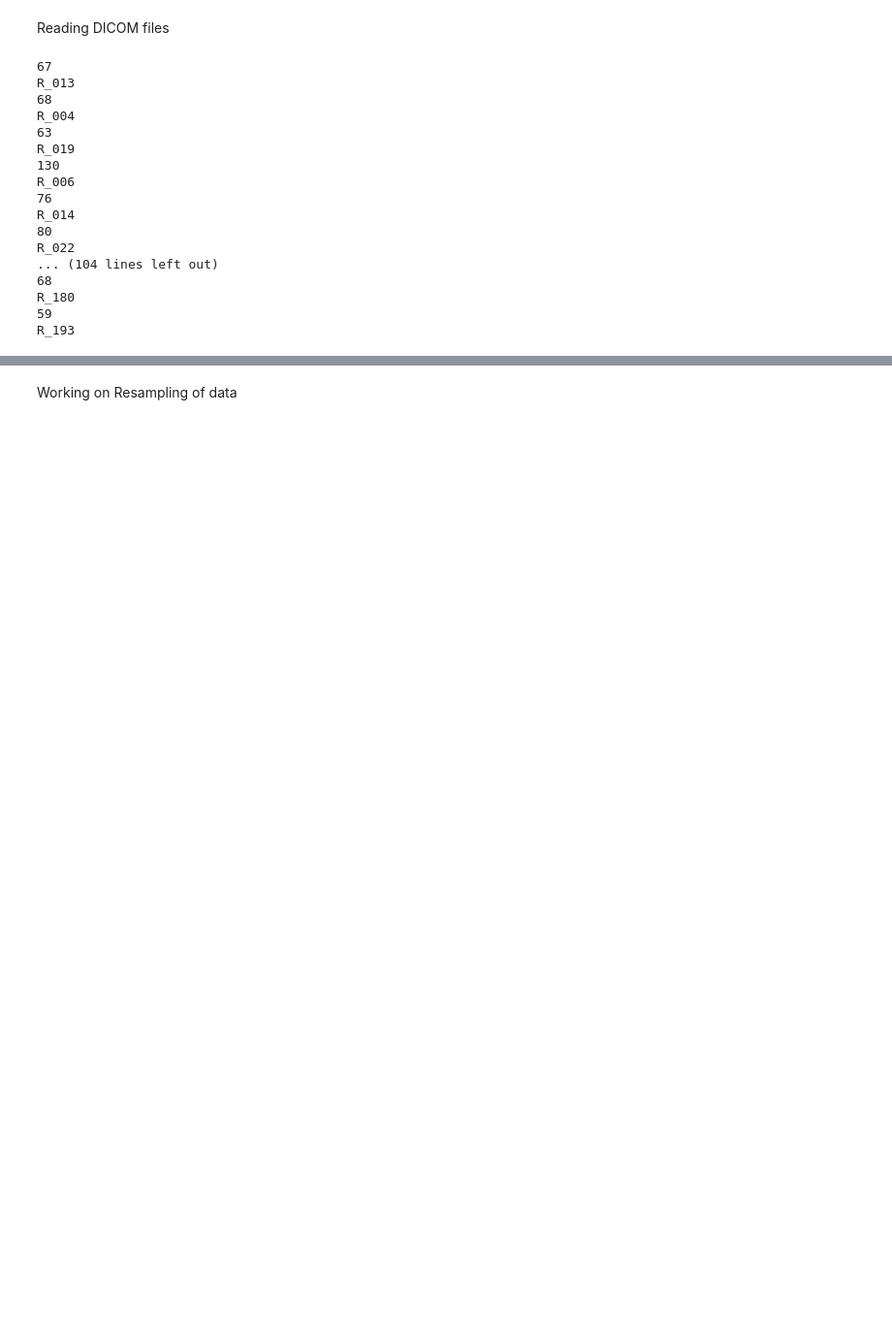
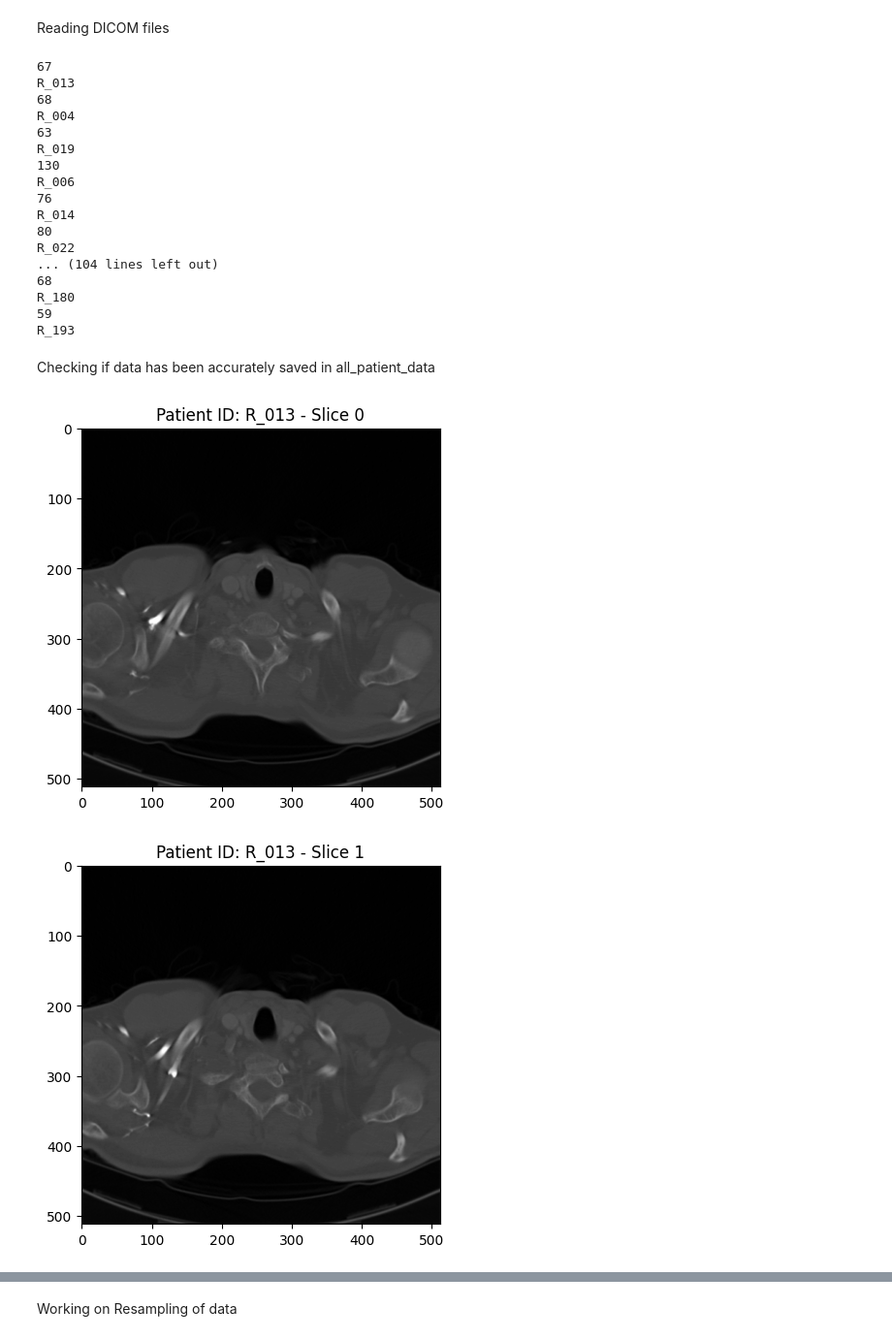
Before and after one commit to vediicaa/TumourRegionSegmentation, a Jupyter notebook: projntbk.ipynb, the cells around one changed output, grey strips where cells are left out. Shown at 97% size. Drawn from its saved outputs; the diff is of its cells as text; code cells hidden in the pictures; blank space fills up the shorter version.

```diff
--- a/projntbk.ipynb
+++ b/projntbk.ipynb
@@ -112,9 +117,9 @@ def load_patient_data(data_folder):
           pixel_data, spacing = extract_pixel_data_and_spacing(dicom_slices)
 
           # Store the data in the patient_info dictionary
-          patient_info["pixel_data"] = get_pixels_hu(dicom_slices)
+          #patient_info["pixel_data"] = get_pixels_hu(dicom_slices)
+          patient_info["pixel_data"] = pixel_data
           patient_info["spacing"] = spacing
-
           for idx, slice_data in enumerate(dicom_slices):
             patient_info["slices"].append({"slice_number": idx, "slice_data": slice_data})
           patient_data.append(patient_info)
@@ -142,3 +147,21 @@ R_022
 R_180
 59
 R_193
+# %% [markdown]
+Checking if data has been accurately saved in all_patient_data
+# %%
+import matplotlib.pyplot as plt
+from mpl_toolkits.mplot3d import Axes3D
+def visualize_slices(patient_info, num_slices=5):
+    pixel_data = patient_info["pixel_data"]
+
+    # Display the first 'num_slices' slices
+    for slice_idx in range(min(num_slices, pixel_data.shape[2])):
+        plt.imshow(pixel_data[:, :, slice_idx], cmap='gray')
+        plt.title(f"Patient ID: {patient_info['patient_id']} - Slice {slice_idx}")
+        plt.show()
+# %%
+visualize_slices(all_patient_data[0],num_slices=5)
+# %% [output]
+[figure, added]
+[figure, added]
```
Also changed, not shown: parts of 7 cells of this notebook.
